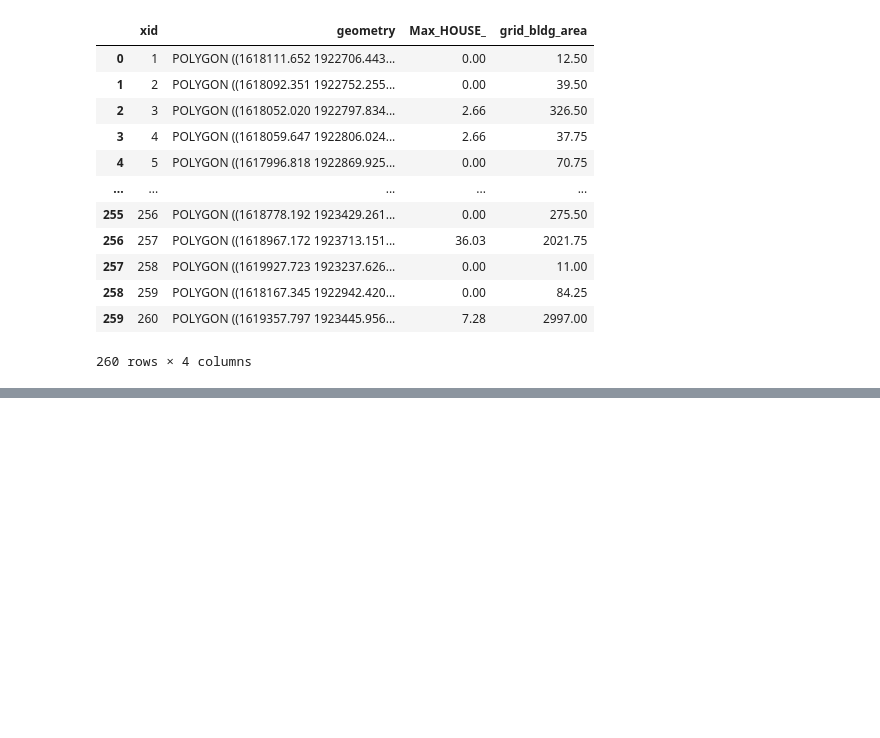
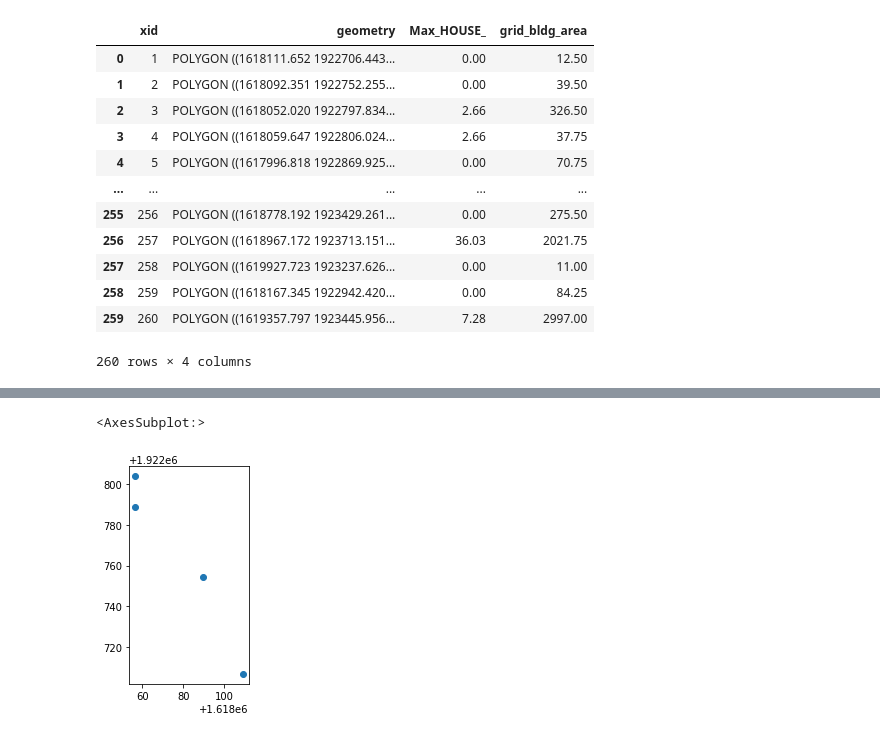
Before and after one commit to IMMM-SFA/naturf, a Jupyter notebook: notebooks/naturf_quickstarter.ipynb, the cells around one changed output, grey strips where cells are left out. Saved outputs shown, nothing was run; the diff lists cells and outputs as text; code cells hidden in the pictures; blank space fills up the shorter version.

```diff
--- a/notebooks/naturf_quickstarter.ipynb
+++ b/notebooks/naturf_quickstarter.ipynb
@@ -518,0 +1097,5 @@ areas = gdf.set_index("xid")["grid_bldg_area"].to_dict()
+# %%
+gdf.iloc[0:4].geometry.centroid.plot()
+# %% [output]
+<AxesSubplot:>
+[figure, added]
```
Also changed, not shown: parts of 93 cells of this notebook, 2 other files.
